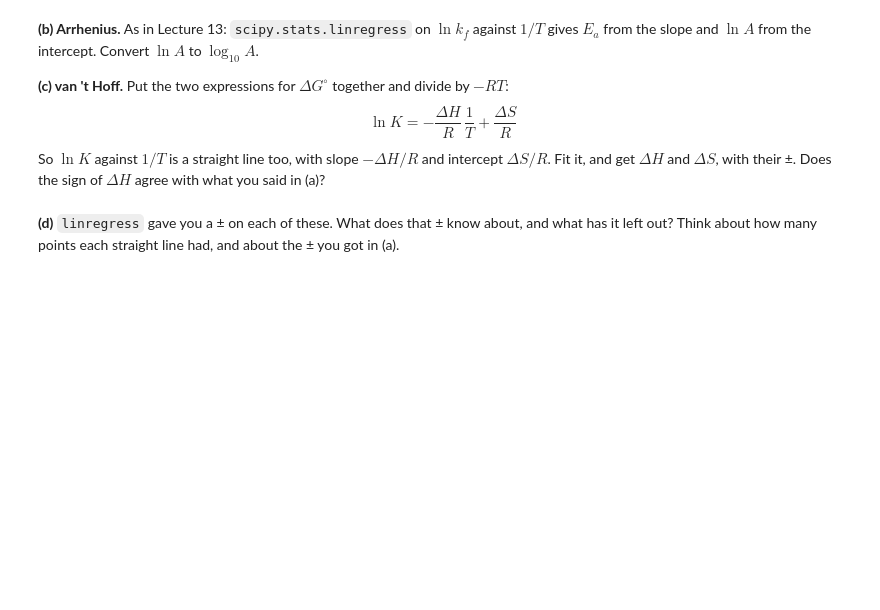
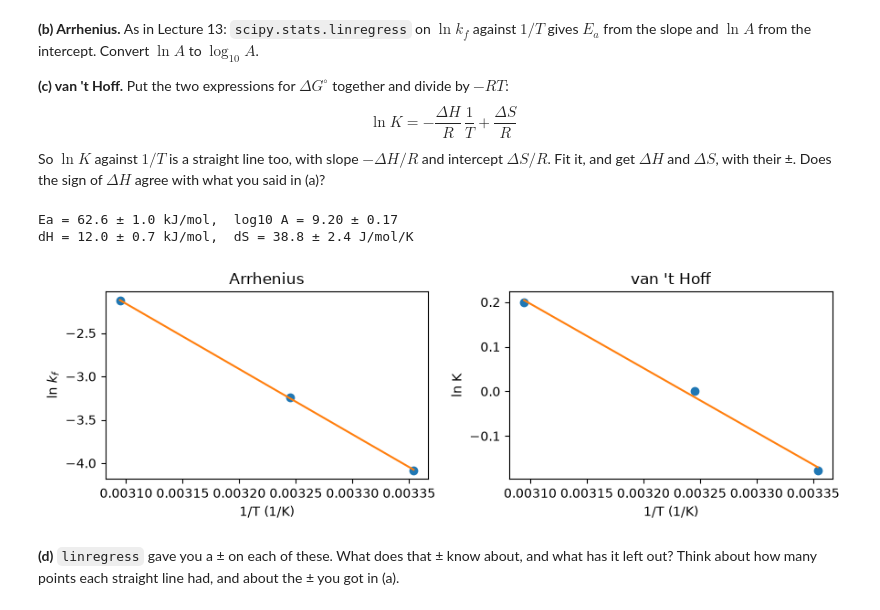
Before and after one commit to KamalKamal-code/parameter-estimation, a Jupyter notebook: batch-reactor-regression.ipynb, the cells around one changed output. Cells and saved outputs as stored; diff of their text form; code cells hidden in the pictures; blank space fills up the shorter version.

Commit message:
Task 2: fit each temperature; Arrhenius and van 't Hoff regressions

```diff
--- a/batch-reactor-regression.ipynb
+++ b/batch-reactor-regression.ipynb
@@ -201,3 +201,18 @@ $k_f$, $k_r$ (each with its ±) and $K = k_f/k_r$.
 
 **Before fitting anything else:** from your $K$ values alone, is the reaction endothermic
 or exothermic? How can you tell?
+# %%
+kf_T, kr_T, kf_err, kr_err = [], [], [], []
+for T in temperatures:
+    popt, pcov = scipy.optimize.curve_fit(cA_model, times, cA_data[T], p0=[kf_fit, kr_fit])
+    perr = np.sqrt(np.diag(pcov))
+    kf_T.append(popt[0]); kr_T.append(popt[1])
+    kf_err.append(perr[0]); kr_err.append(perr[1])
+
+kf_T, kr_T = np.array(kf_T), np.array(kr_T)
+kf_err, kr_err = np.array(kf_err), np.array(kr_err)
+K_T = kf_T / kr_T
+
+print("  T (K)        kf (1/s)              kr (1/s)           K")
+for T, kf, dkf, kr, dkr, K in zip(temperatures, kf_T, kf_err, kr_T, kr_err, K_T):
+    print(f"{T:7.2f}   {kf:.4f} ± {dkf:.4f}   {kr:.4f} ± {dkr:.4f}   {K:.3f}")
@@ -211,6 +231,36 @@ $$\ln K = -\frac{\Delta H}{R}\,\frac{1}{T} + \frac{\Delta S}{R}$$
 So $\ln K$ against $1/T$ is a straight line too, with slope $-\Delta H/R$ and intercept
 $\Delta S/R$. Fit it, and get $\Delta H$ and $\Delta S$, with their ±. Does the sign of
 $\Delta H$ agree with what you said in (a)?
+# %%
+inv_T = 1 / temperatures
+
+arr = scipy.stats.linregress(inv_T, np.log(kf_T))
+Ea = -arr.slope * R / 1000                    # kJ/mol
+Ea_err = arr.stderr * R / 1000
+log10A = arr.intercept / np.log(10)
+log10A_err = arr.intercept_stderr / np.log(10)
+print(f"Ea = {Ea:.1f} ± {Ea_err:.1f} kJ/mol,  log10 A = {log10A:.2f} ± {log10A_err:.2f}")
+
+vh = scipy.stats.linregress(inv_T, np.log(K_T))
+dH = -vh.slope * R / 1000                     # kJ/mol
+dH_err = vh.stderr * R / 1000
+dS = vh.intercept * R                         # J/mol/K
+dS_err = vh.intercept_stderr * R
+print(f"dH = {dH:.1f} ± {dH_err:.1f} kJ/mol,  dS = {dS:.1f} ± {dS_err:.1f} J/mol/K")
+
+fig, (ax1, ax2) = plt.subplots(1, 2, figsize=(9, 3))
+ax1.plot(inv_T, np.log(kf_T), 'o')
+ax1.plot(inv_T, arr.intercept + arr.slope * inv_T, '-')
+ax1.set_xlabel('1/T (1/K)'); ax1.set_ylabel('ln $k_f$'); ax1.set_title('Arrhenius')
+ax2.plot(inv_T, np.log(K_T), 'o')
+ax2.plot(inv_T, vh.intercept + vh.slope * inv_T, '-')
+ax2.set_xlabel('1/T (1/K)'); ax2.set_ylabel('ln K'); ax2.set_title("van 't Hoff")
+plt.tight_layout()
+plt.show()
+# %% [output]
+Ea = 62.6 ± 1.0 kJ/mol,  log10 A = 9.20 ± 0.17
+dH = 12.0 ± 0.7 kJ/mol,  dS = 38.8 ± 2.4 J/mol/K
+[figure, added]
 # %% [markdown]
 **(d)** `linregress` gave you a ± on each of these. What does that ± know about,
 and what has it left out? Think about how many points each straight line had, and about
```
Also changed, not shown: parts of 3 cells of this notebook, 1 other file.
